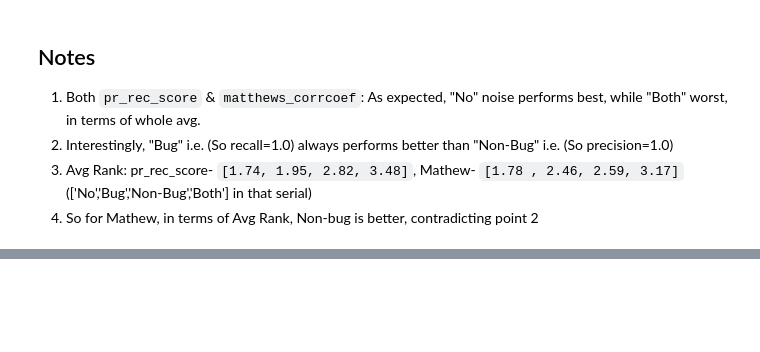
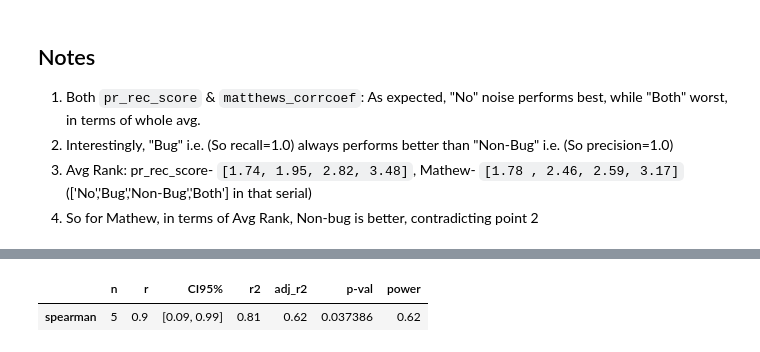
Before and after one commit to Shihab-Shahriar/analytics, a Jupyter notebook: FP vs FN Noise.ipynb, the cells around one changed output, grey strips where cells are left out. Cells and saved outputs as stored; diff of their text form; code cells hidden in the pictures; blank space fills up the shorter version.

```diff
--- a/FP vs FN Noise.ipynb
+++ b/FP vs FN Noise.ipynb
@@ -314,0 +351,6 @@ import scikit_posthocs as sp
+# %%
+meth = 'spearman'
+pg.corr(X,list(fp.values()),method=meth)
+# %% [output]
+|  | n | r | CI95% | r2 | adj_r2 | p-val | power |
+| spearman | 5 | 0.9 | [0.09, 0.99] | 0.81 | 0.62 | 0.037386 | 0.62 |
```
Also changed, not shown: parts of 11 cells of this notebook, 8 other files.
